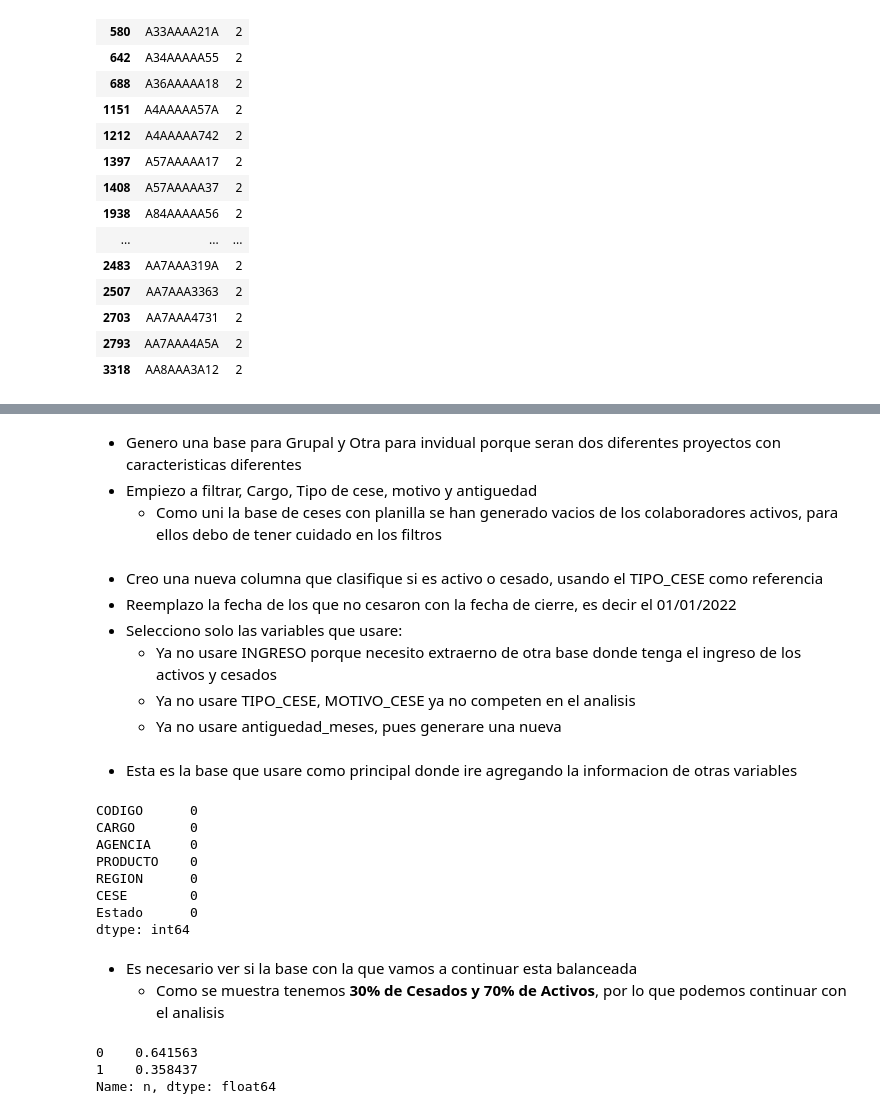
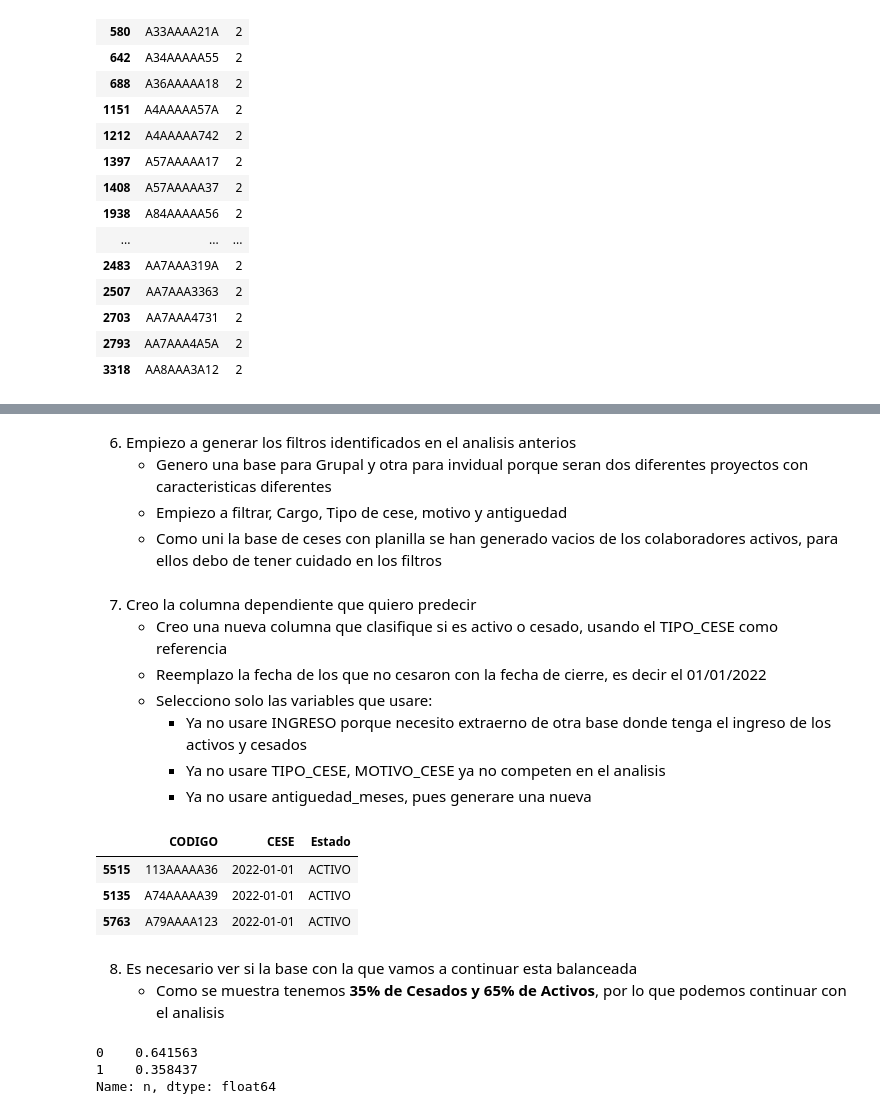
Before and after one commit to anamumaq/Proyecto_DS_CodigoFacilito, a Jupyter notebook: analisis_grupal.ipynb, the cells around one changed output, grey strips where cells are left out. Cells and saved outputs as stored; diff of their text form; code cells hidden in the pictures.

Commit message:
Finalizacion del proyecto, parte 1 pre proyecto y parte 2 pronostico. Se agrego el pdf resumen

```diff
--- a/analisis_grupal.ipynb
+++ b/analisis_grupal.ipynb
@@ -15,5 +27,5 @@ def extrae_drive(url):
 # %%
-# Extrae Cesados y planilla
+# Extrae base de Cesados y planilla
 cesados = extrae_drive('https://docs.google.com/spreadsheets/d/1bO_T0lAQgjcpjFFNVAwiXd2obwRjJS3K/edit#gid=2050623625')
 cesados = pd.read_excel(
                 cesados,
@@ -29,11 +41,11 @@ cesados = pd.read_excel(
 planilla = extrae_drive('https://docs.google.com/spreadsheets/d/1L094YBwj3BvobbXb4t3ahzpmL6gBSxgs/edit#gid=648976010')
 planilla = pd.read_excel(
                 planilla,
-                usecols='A,B,D:H'
+                usecols='A,B,D,F'
             ).rename(
                 columns={
-                    'COD':'CODIGO',
-                    'REGION/DPTO':'REGION',
-                    'DIVISION/GC':'DIVISION'    }
+                    'COD':'CODIGO'}
+                    #'REGION/DPTO':'REGION',
+                    #'DIVISION/GC':'DIVISION'    }
             )
 # %% [markdown]
@@ -90,5 +107,6 @@ df = pd.merge(
 # %% [markdown]
-* Genero una base para Grupal y Otra para invidual porque seran dos diferentes proyectos con caracteristicas diferentes
-* Empiezo a filtrar, Cargo, Tipo de cese, motivo y antiguedad
+6. Empiezo a generar los filtros identificados en el analisis anterios
+    * Genero una base para Grupal y otra para invidual porque seran dos diferentes proyectos con caracteristicas diferentes
+    * Empiezo a filtrar, Cargo, Tipo de cese, motivo y antiguedad
     * Como uni la base de ceses con planilla se han generado vacios de los colaboradores activos, para ellos debo de tener cuidado en los filtros
 # %%
@@ -100,34 +119,32 @@ df = df[
     | (df['antiguedad_meses'].isna()))
     ] # o que sean activos
 # %% [markdown]
-* Creo una nueva columna que clasifique si es activo o cesado, usando el TIPO_CESE como referencia
-* Reemplazo la fecha de los que no cesaron con la fecha de cierre, es decir el 01/01/2022
-* Selecciono solo las variables que usare:
-    * Ya no usare INGRESO porque necesito extraerno de otra base donde tenga el ingreso de los activos y cesados
-    * Ya no usare TIPO_CESE,  MOTIVO_CESE ya no competen en el analisis
-    * Ya no usare antiguedad_meses, pues generare una nueva
+7. Creo la columna dependiente que quiero predecir
+    * Creo una nueva columna que clasifique si es activo o cesado, usando el TIPO_CESE como referencia
+    * Reemplazo la fecha de los que no cesaron con la fecha de cierre, es decir el 01/01/2022
+    *  Selecciono solo las variables que usare:
+        * Ya no usare INGRESO porque necesito extraerno de otra base donde tenga el ingreso de los activos y cesados
+        * Ya no usare TIPO_CESE,  MOTIVO_CESE ya no competen en el analisis
+        * Ya no usare antiguedad_meses, pues generare una nueva
 # %%
+# Creando columna de variable dependiente
 df.loc[df['TIPO_CESE'] == 'VOLUNTARIA', 'Estado'] = 'CESADO'
 df.loc[df['TIPO_CESE'] != 'VOLUNTARIA', 'Estado'] = 'ACTIVO'
 df.loc[df['CESE'].isna(), 'CESE'] = '2022-01-01'
 
-df = df.iloc[:,[0,1,2,3,4,6,10]]
+# Seleccionnado variables
+df = df.iloc[:,[0,4,8]]
+
+# Base final antes de joins
+df.sample(3)
+# %% [output]
+|  | CODIGO | CESE | Estado |
+| 5515 | 113AAAAA36 | 2022-01-01 | ACTIVO |
+| 5135 | A74AAAAA39 | 2022-01-01 | ACTIVO |
+| 5763 | A79AAAA123 | 2022-01-01 | ACTIVO |
-# %% [markdown]
-* Esta es la base que usare como principal donde ire agregando la informacion de otras variables
-# %%
-df.isna().sum() #No tengo NAS hasta el mento
-# %% [output]
-CODIGO      0
-CARGO       0
-AGENCIA     0
-PRODUCTO    0
-REGION      0
-CESE        0
-Estado      0
-dtype: int64
 # %% [markdown]
-* Es necesario ver si la base con la que vamos a continuar esta balanceada
-    *  Como se muestra tenemos **30% de Cesados y 70% de Activos**, por lo que podemos continuar con el analisis
+8. Es necesario ver si la base con la que vamos a continuar esta balanceada
+    *  Como se muestra tenemos **35% de Cesados y 65% de Activos**, por lo que podemos continuar con el analisis
 # %%
 df.groupby(
     by = 'Estado',
```
Also changed, not shown: parts of 73 cells of this notebook, 2 other files.
